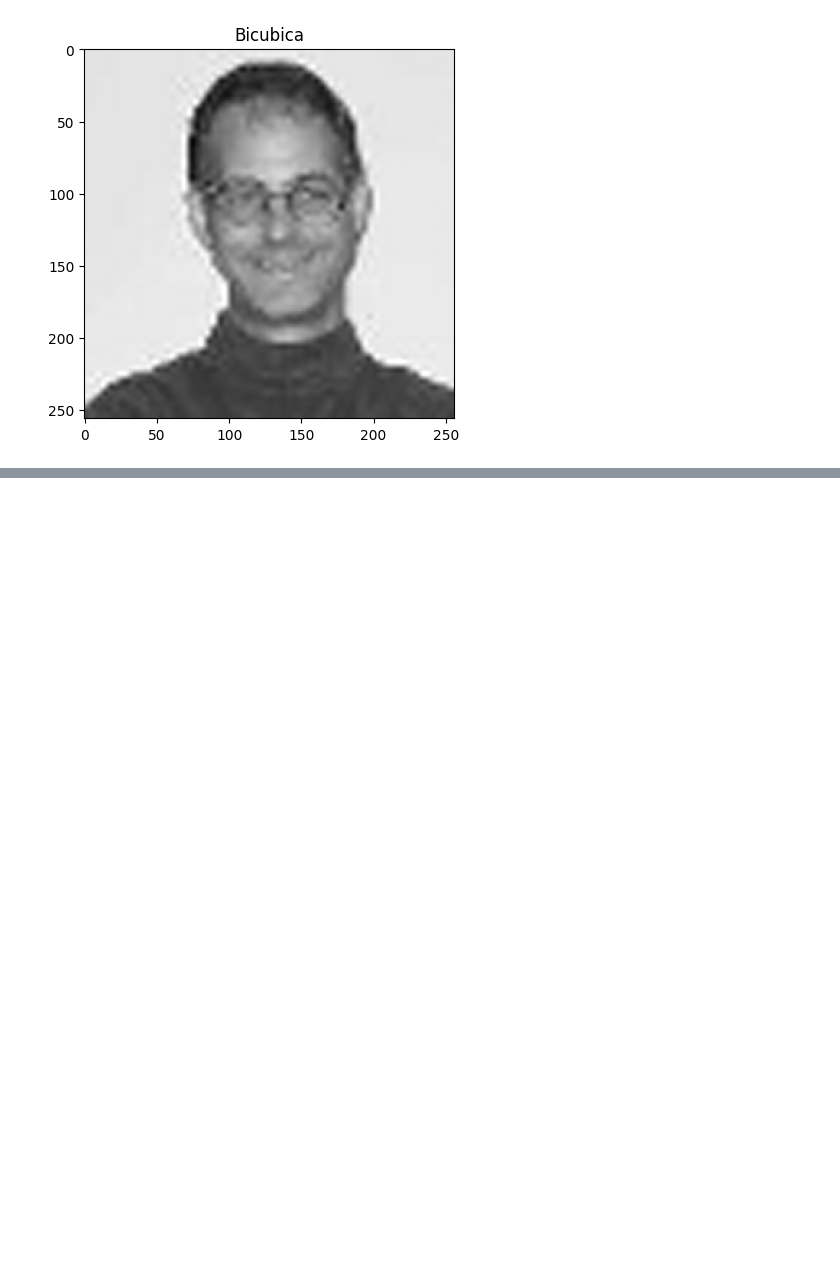
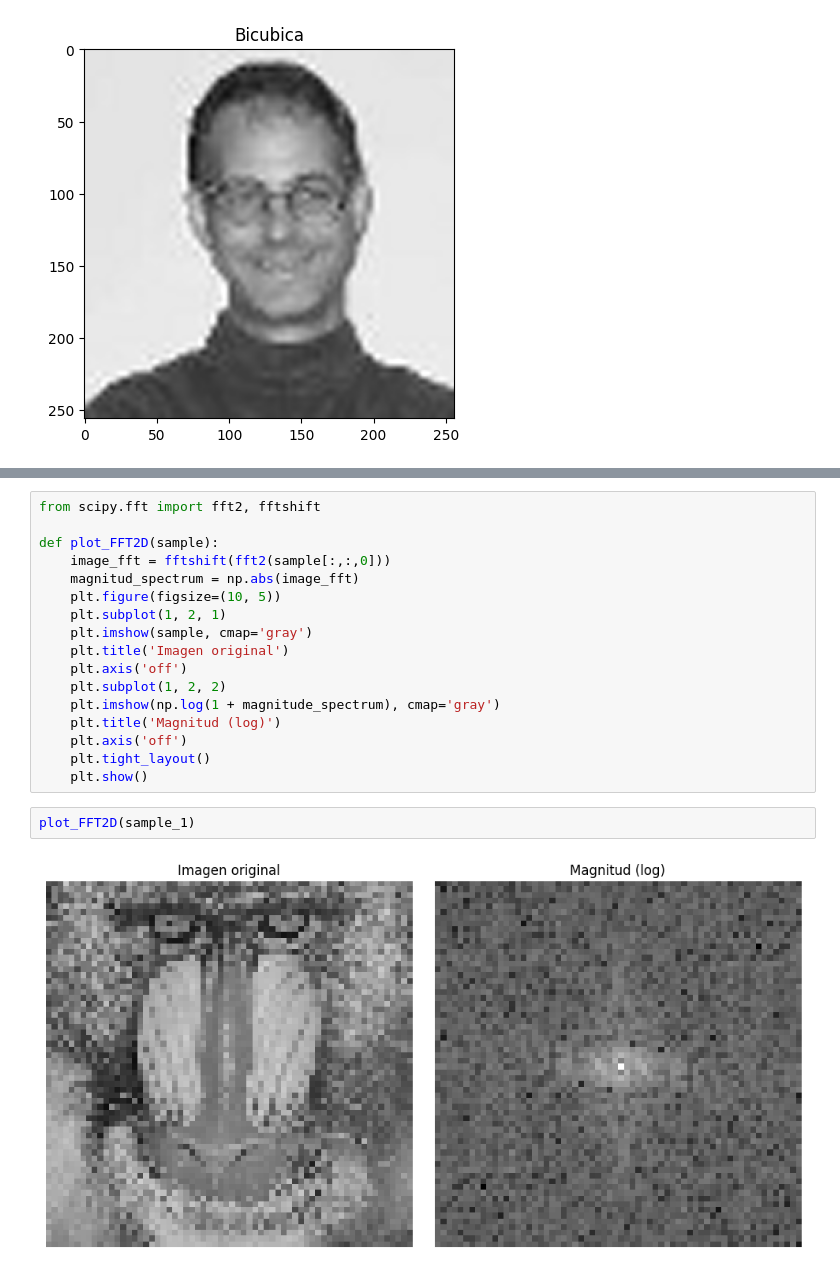
Before and after one commit to bautistasch/Procesamiento-de-Imagenes, a Jupyter notebook: TP1/notebook.ipynb, the cells around one changed output, grey strips where cells are left out. Cells and saved outputs as stored; diff of their text form; blank space fills up the shorter version.

```diff
--- a/TP1/notebook.ipynb
+++ b/TP1/notebook.ipynb
@@ -161 +220,22 @@ interpolate(average)
 [figure]
+# %%
+from scipy.fft import fft2, fftshift
+
+def plot_FFT2D(sample):
+    image_fft = fftshift(fft2(sample[:,:,0]))
+    magnitud_spectrum = np.abs(image_fft)
+    plt.figure(figsize=(10, 5))
+    plt.subplot(1, 2, 1)
+    plt.imshow(sample, cmap='gray')
+    plt.title('Imagen original')
+    plt.axis('off')
+    plt.subplot(1, 2, 2)
+    plt.imshow(np.log(1 + magnitude_spectrum), cmap='gray')
+    plt.title('Magnitud (log)')
+    plt.axis('off')
+    plt.tight_layout()
+    plt.show()
+# %%
+plot_FFT2D(sample_1)
+# %% [output]
+[figure, added]
```
Also changed, not shown: parts of 19 cells of this notebook.
